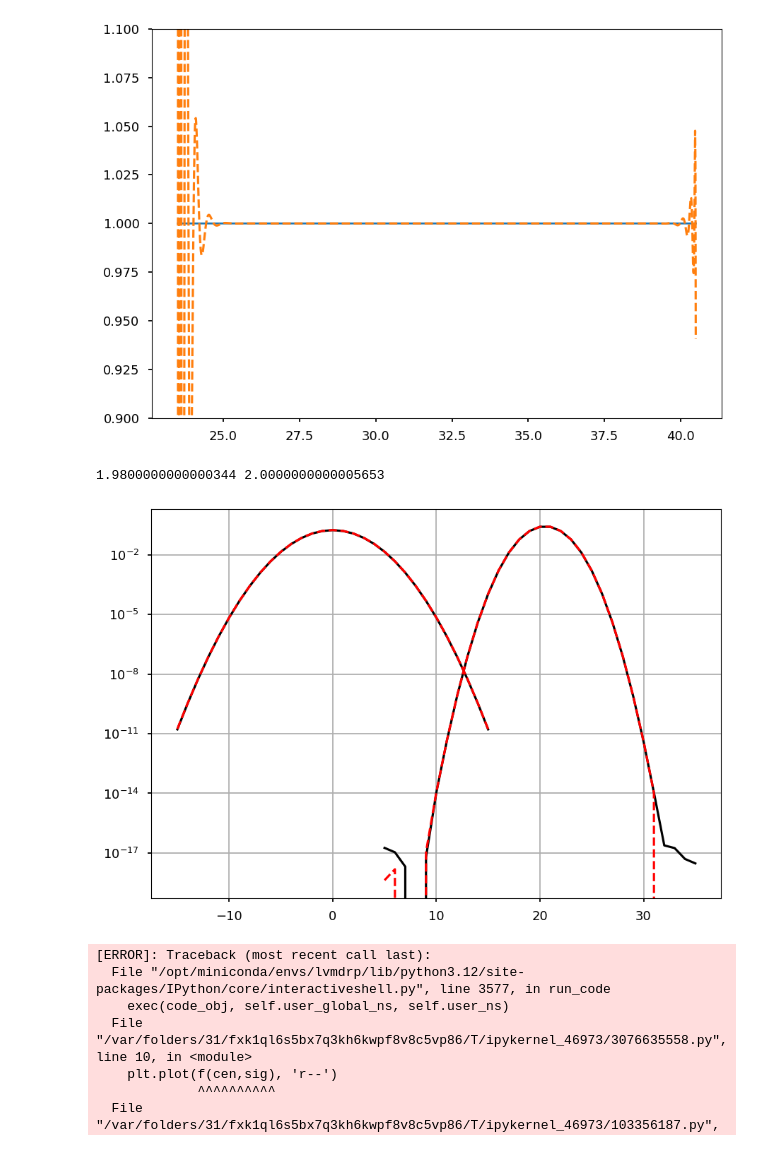
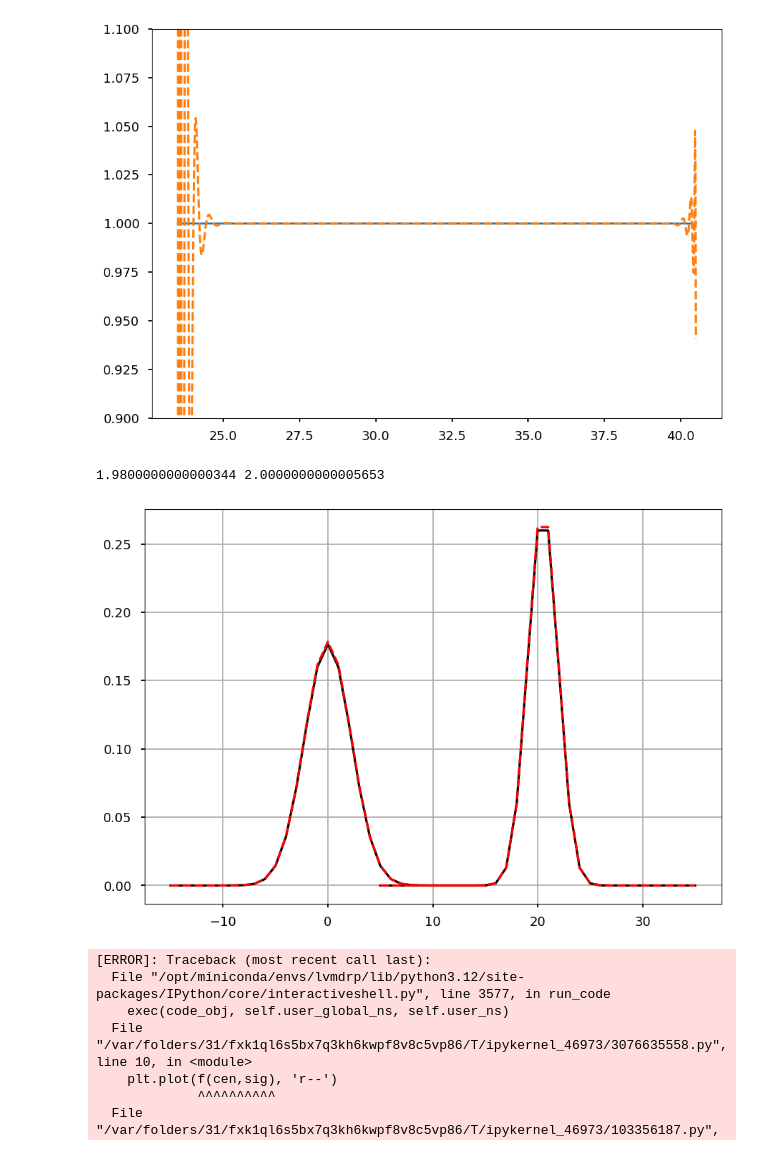
Before and after one commit to sdss/lvmdrp, a Jupyter notebook: examples/lco_com/testing_convolution.ipynb, the cells around one changed output. Cells and saved outputs as stored; diff of their text form; code cells hidden in the pictures.

```diff
--- a/examples/lco_com/testing_convolution.ipynb
+++ b/examples/lco_com/testing_convolution.ipynb
@@ -292,35 +295,35 @@ class FiberProfileCache(object):
         return profiles
 
     def __call__(self, centroids, sigmas):
         lines = np.clip((np.round(self.nprofiles/(self.sigma_max - self.sigma_min)*(sigmas-self.sigma_min))).astype(int), a_min=0, a_max=self.nprofiles-1)
         # return self.profile_cache[:,line]
         cumsums = self.profile_cumsum[:,lines]
         # calculate the shift relative to the given fractional centroid
         cen_fracs = centroids - np.trunc(centroids) + 0.5 # account for pixel boundaries [0...1]
 
         centers = self.x_os[:,lines]+cen_fracs
         bins = self.x[:,lines]
         bin_starts =  np.clip(((bins - centers[0,:]) * self.oversampling_factor).astype(int), a_min=0, a_max=None)
         bin_ends = np.clip(bin_starts + self.oversampling_factor, a_min=None, a_max=len(cumsums[:,0])-1)
         cols = np.arange(bin_starts.shape[1])[None, :]  # shape (1, M), will broadcast to (N, M)
         return cumsums[bin_ends, cols] - cumsums[bin_starts, cols]
 
 npixels=15
 f = FiberProfileCache(1.4,100,npixels)
 cen = np.array([0.0, 20.5])
 pos_t = np.trunc(cen)
 sig = np.array([2.1, 1.2])
 yyv = np.linspace(pos_t-npixels, pos_t+npixels, 2*npixels+1, endpoint=True)
 p = f._gen_mexhat_basis_orig(yyv, cen, sig, 1.4, 100)
 plt.plot(yyv, p,'k-')
 # %timeit F = f(cen,sig)
 plt.plot(yyv, f(cen,sig), 'r--')
 print(np.sum(p),np.sum(f(cen,sig)))
-plt.semilogy()
+#plt.semilogy()
 plt.grid()
 # %% [output]
 1.9800000000000344 2.0000000000005653
-[figure, old version]
+[figure, new version]
 # %%
 # %% [output]
 [ERROR]: Traceback (most recent call last):
```
Also changed, not shown: parts of 1 cell of this notebook, 1 other file.
